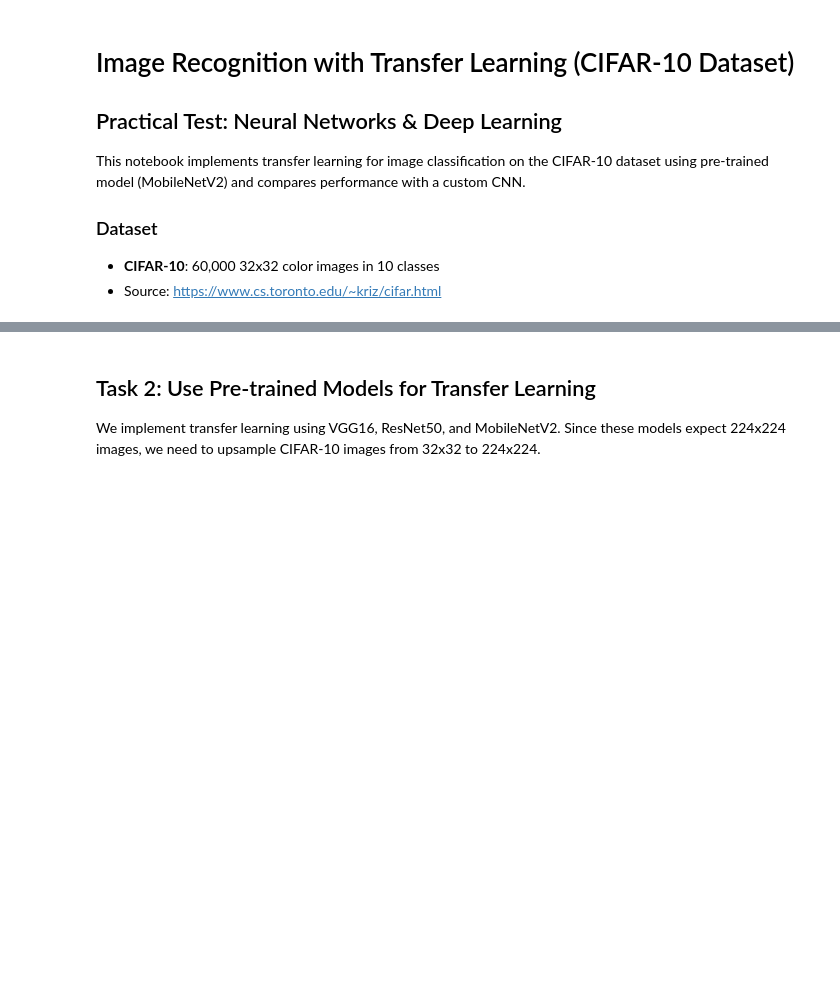
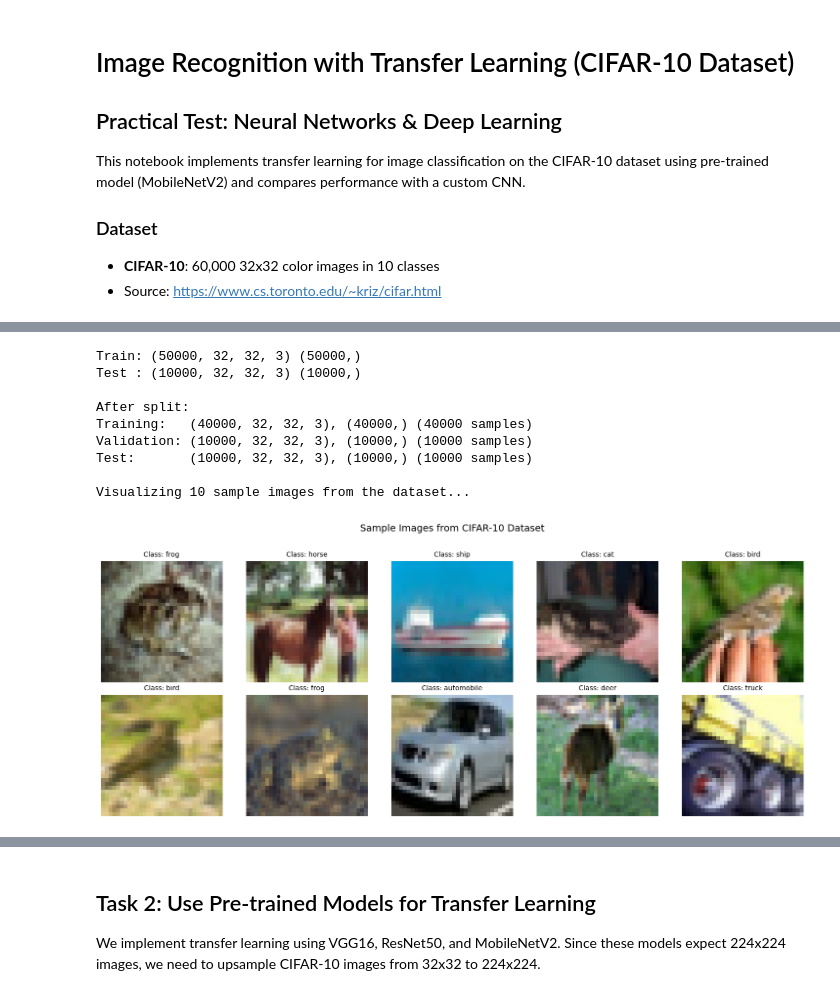
Before and after one commit to Ainedembe-Denis/Image-Recognition-with-Transfer-Learning, a Jupyter notebook: CIFAR10-TransferLearning.ipynb, the cells around one changed output, grey strips where cells are left out. Drawn from its saved outputs; the diff is of its cells as text; code cells hidden in the pictures; blank space fills up the shorter version.

Commit message:
update - load dataset & visualize sample 10 images

```diff
--- a/CIFAR10-TransferLearning.ipynb
+++ b/CIFAR10-TransferLearning.ipynb
@@ -66,3 +32,62 @@ Image value range: [0, 255]
+# %%
+# Load CIFAR-10 dataset and normalize image data
+
+# Automatically downloads the dataset from the official source: https://www.cs.toronto.edu/~kriz/cifar-10-python.tar.gz
+# The dataset is cached in ~/.keras/datasets/ (or C:\Users\<username>\.keras\datasets\ on Windows)
+(x_train, y_train), (x_test, y_test) = cifar10.load_data()
+y_train = y_train.squeeze()
+y_test = y_test.squeeze()
+
+x_train = x_train.astype("float32") / 255.0
+x_test  = x_test.astype("float32") / 255.0
+
+# CIFAR-10 class names - as defined in the official dataset.
+# The labels 0-9 correspond to these classes in order
+class_names = ["airplane", "automobile", "bird", "cat", "deer","dog", "frog", "horse", "ship", "truck"]
+
+print("Train:", x_train.shape, y_train.shape)
+print("Test :", x_test.shape, y_test.shape)
+
+# Create proper train/validation split with stratification (20% validation)
+# This ensures balanced class distribution in both train and validation sets
+x_train, x_val, y_train, y_val = train_test_split(
+    x_train, y_train,
+    test_size=0.2,
+    random_state=42,
+    stratify=y_train  # Ensures balanced class distribution
+)
+
+print(f"\nAfter split:")
+print(f"Training:   {x_train.shape}, {y_train.shape} ({len(x_train)} samples)")
+print(f"Validation: {x_val.shape}, {y_val.shape} ({len(x_val)} samples)")
+print(f"Test:       {x_test.shape}, {y_test.shape} ({len(x_test)} samples)")
+
+# Visualize 10 sample images from the dataset with their labels
+print("\n10 sample images from the dataset")
+fig, axes = plt.subplots(2, 5, figsize=(15, 6))
+for i in range(10):
+    row = i // 5
+    col = i % 5
+    sample_img = x_train[i]
+    label = y_train[i]
+
+    axes[row, col].imshow(sample_img)
+    axes[row, col].set_title(f"Class: {class_names[label]}", fontsize=10)
+    axes[row, col].axis('off')
+plt.suptitle("Sample Images from CIFAR-10 Dataset", fontsize=14, y=1.02)
+plt.tight_layout()
+plt.show()
+# %% [output]
+Train: (50000, 32, 32, 3) (50000,)
+Test : (10000, 32, 32, 3) (10000,)
+
+After split:
+Training:   (40000, 32, 32, 3), (40000,) (40000 samples)
+Validation: (10000, 32, 32, 3), (10000,) (10000 samples)
+Test:       (10000, 32, 32, 3), (10000,) (10000 samples)
+
+Visualizing 10 sample images from the dataset...
+[figure, added]
 # %%
 # Visualize sample images from each class
 fig, axes = plt.subplots(2, 5, figsize=(15, 6))
```
Also changed, not shown: parts of 7 cells of this notebook.
